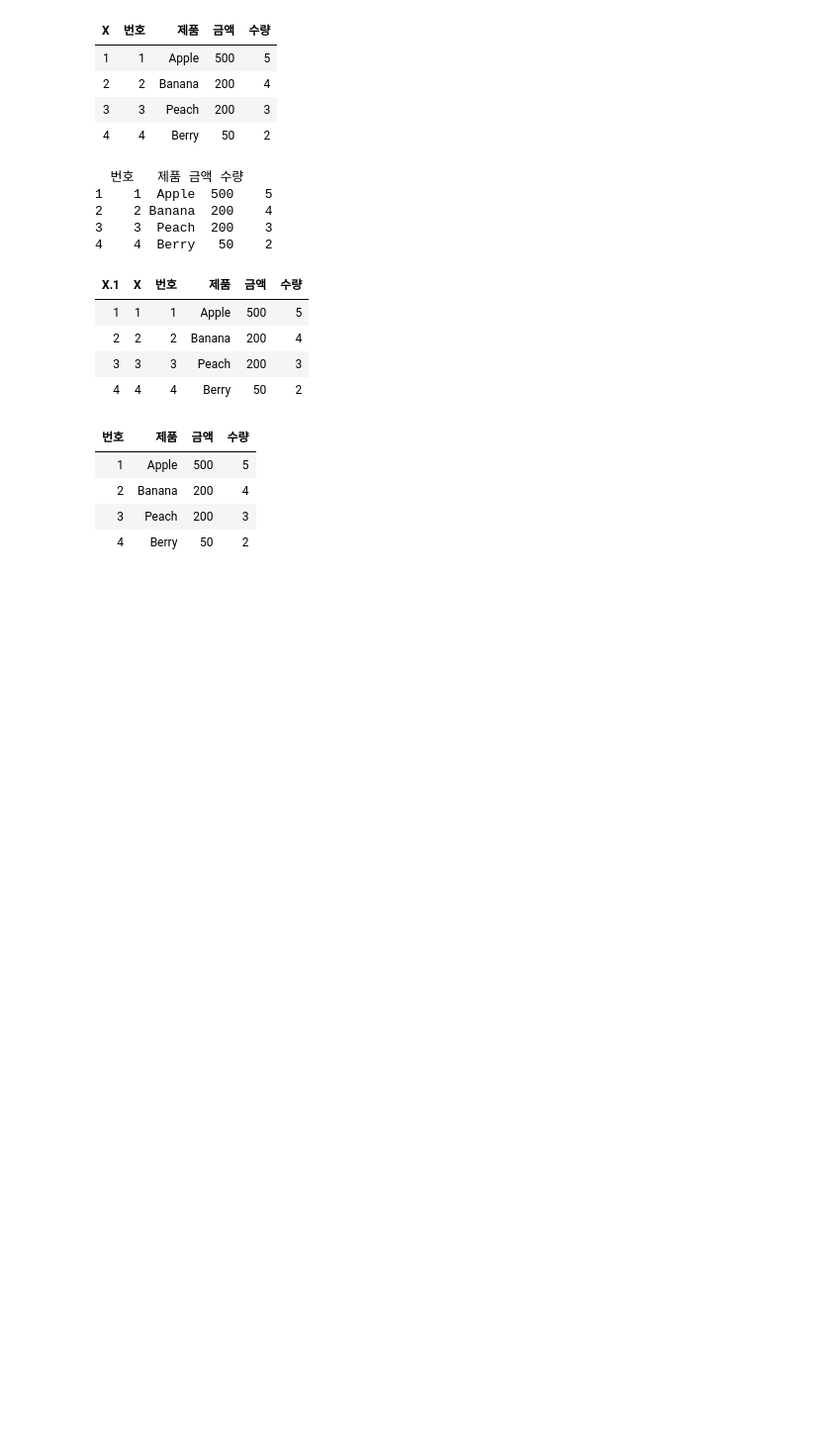
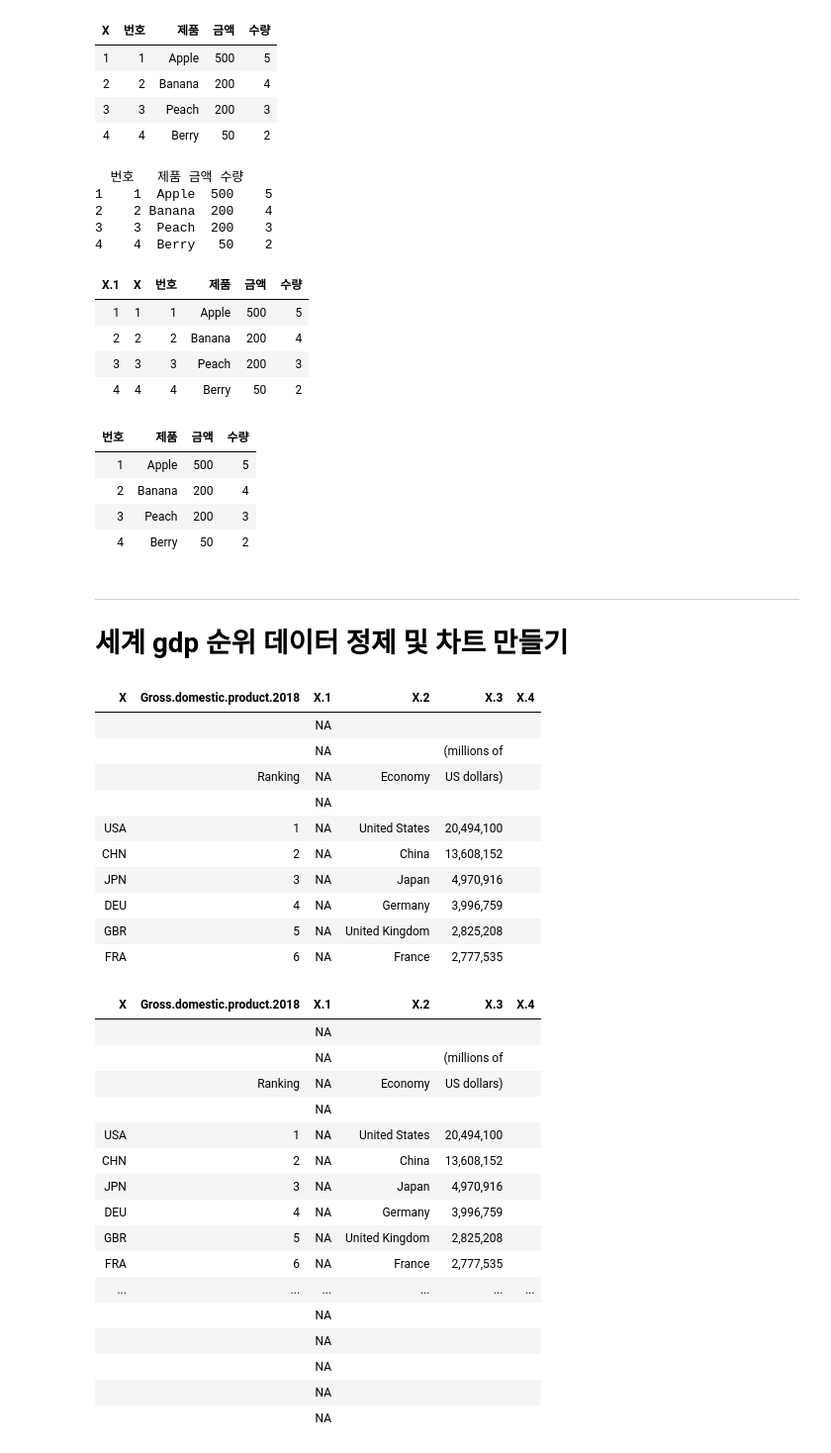
Before and after one commit to naddda0813/Rbase, a Jupyter notebook: 08. 파일 입출력.ipynb, the cells around one changed output. Shown at 99% size. Cells and saved outputs as stored; diff of their text form; code cells hidden in the pictures; blank space fills up the shorter version.

```diff
--- a/08. 파일 입출력.ipynb
+++ b/08. 파일 입출력.ipynb
@@ -90,3 +90,40 @@ read.csv("../Data/fruit.csv")
 | 2 | Banana | 200 | 4 |
 | 3 | Peach | 200 | 3 |
 | 4 | Berry | 50 | 2 |
+# %% [markdown]
+---
+# 세계 gdp 순위 데이터 정제 및 차트 만들기
+# %%
+# data set 불러오기
+GDP_ranking <- read.csv("../Data/GDP.csv")
+head(GDP_ranking, 10)
+GDP_ranking
+# %% [output]
+| X | Gross.domestic.product.2018 | X.1 | X.2 | X.3 | X.4 |
+|  |  | NA |  |  |  |
+|  |  | NA |  | (millions of |  |
+|  | Ranking | NA | Economy | US dollars) |  |
+|  |  | NA |  |  |  |
+| USA | 1 | NA | United States | 20,494,100 |  |
+| CHN | 2 | NA | China | 13,608,152 |  |
+| JPN | 3 | NA | Japan | 4,970,916 |  |
+| DEU | 4 | NA | Germany | 3,996,759 |  |
+| GBR | 5 | NA | United Kingdom | 2,825,208 |  |
+| FRA | 6 | NA | France | 2,777,535 |  |
+| X | Gross.domestic.product.2018 | X.1 | X.2 | X.3 | X.4 |
+|  |  | NA |  |  |  |
+|  |  | NA |  | (millions of |  |
+|  | Ranking | NA | Economy | US dollars) |  |
+|  |  | NA |  |  |  |
+| USA | 1 | NA | United States | 20,494,100 |  |
+| CHN | 2 | NA | China | 13,608,152 |  |
+| JPN | 3 | NA | Japan | 4,970,916 |  |
+| DEU | 4 | NA | Germany | 3,996,759 |  |
+| GBR | 5 | NA | United Kingdom | 2,825,208 |  |
+| FRA | 6 | NA | France | 2,777,535 |  |
+| ... | ... | ... | ... | ... | ... |
+|  |  | NA |  |  |  |
+|  |  | NA |  |  |  |
+|  |  | NA |  |  |  |
+|  |  | NA |  |  |  |
+|  |  | NA |  |  |  |
```
Also changed, not shown: parts of 47 cells of this notebook.
